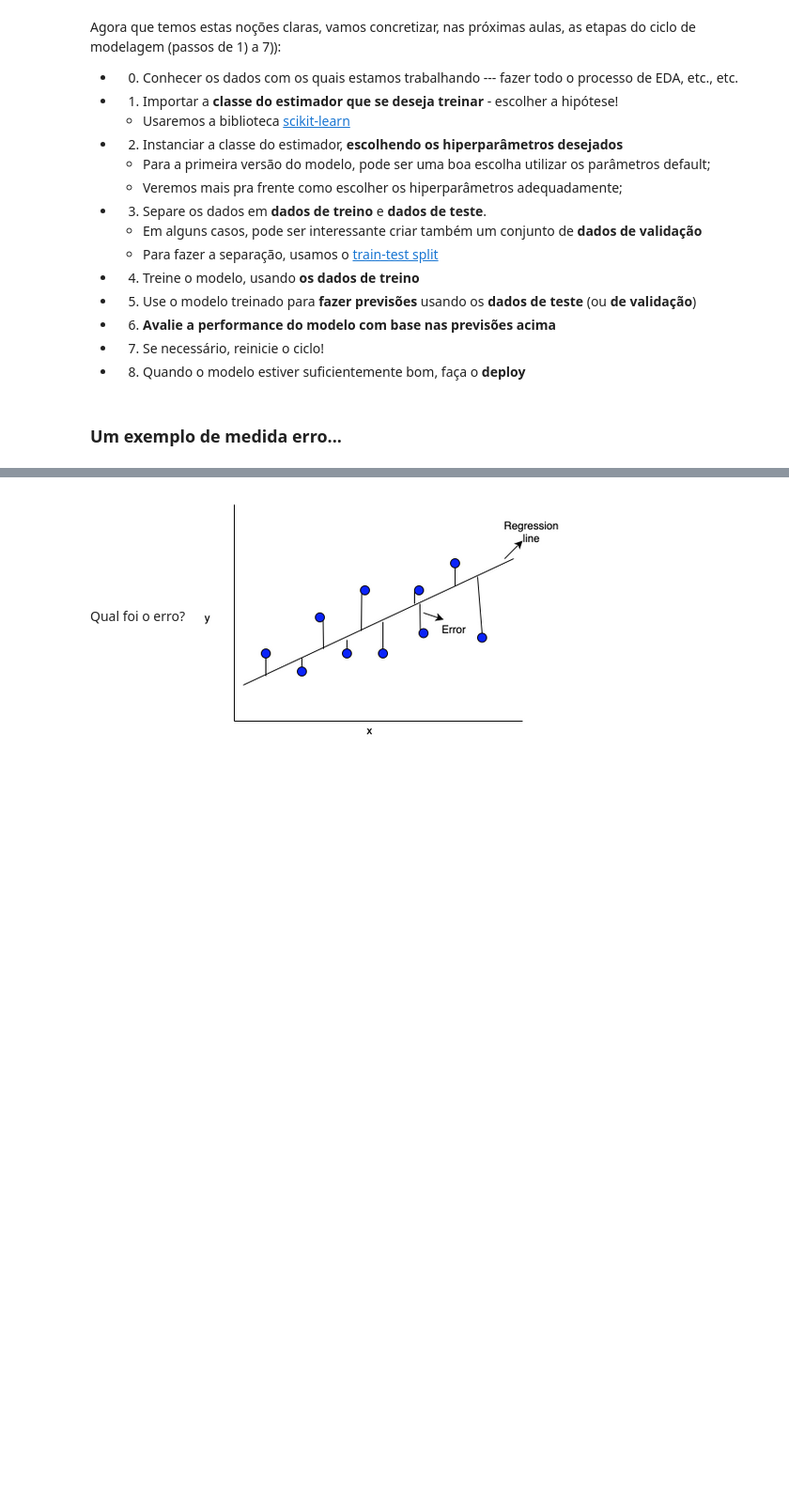
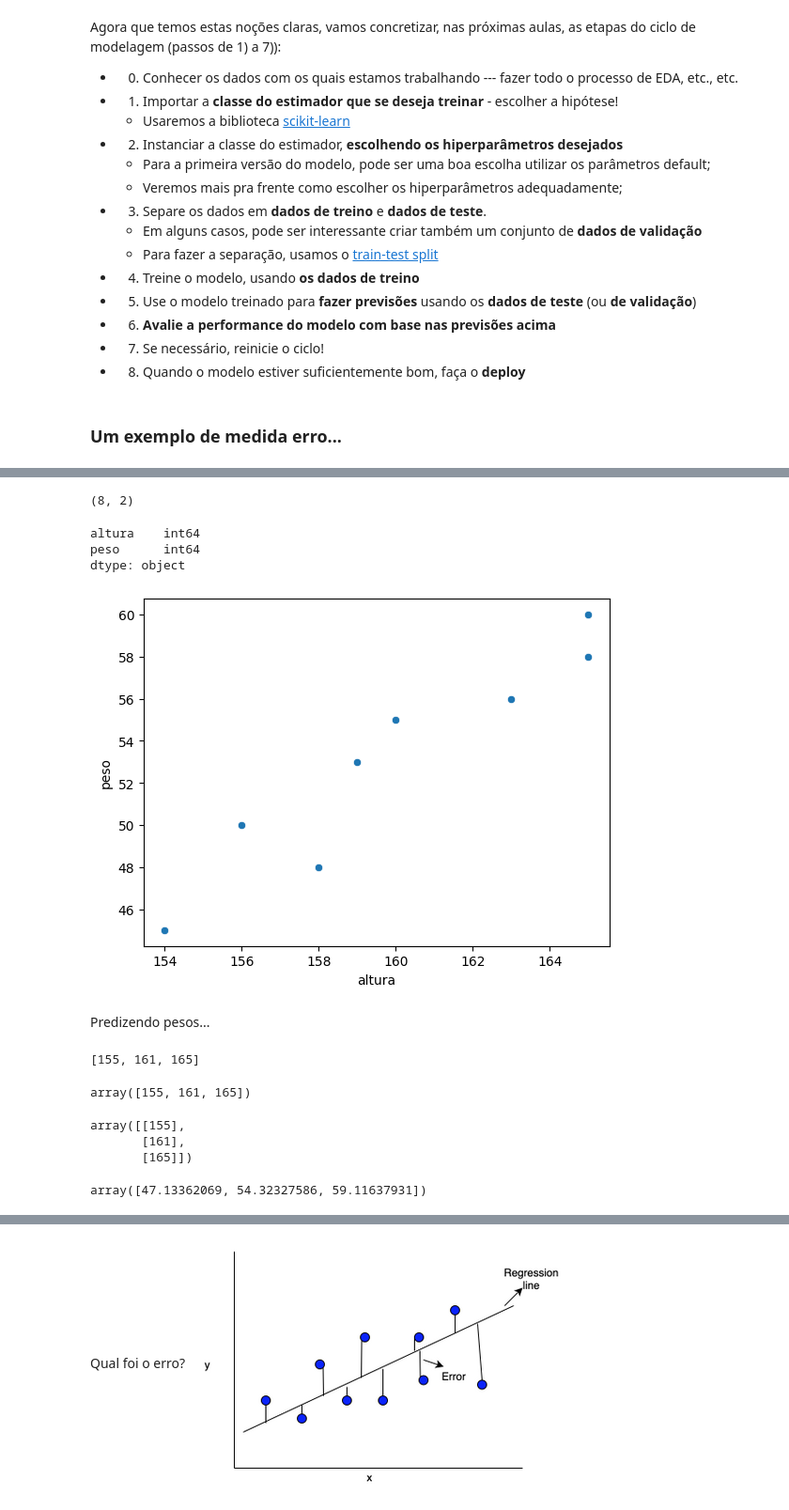
Before and after one commit to gaiogreg/aulas-LC-Safra, a Jupyter notebook: Modulo 7/Aula02.ipynb, the cells around one changed output, grey strips where cells are left out. Shown: that part at 94% size. Cells and saved outputs as stored; diff of their text form; code cells hidden in the pictures; blank space fills up the shorter version.

```diff
--- a/Modulo 7/Aula02.ipynb
+++ b/Modulo 7/Aula02.ipynb
@@ -67,0 +74,3 @@ Agora que temos estas noções claras, vamos concretizar, nas próximas aulas, a
+# %%
+df = pd.read_csv('dados_modelos/altura_peso.csv')
+df.head()
@@ -67,0 +84,10 @@ Agora que temos estas noções claras, vamos concretizar, nas próximas aulas, a
+# %%
+df.shape
+# %% [output]
+(8, 2)
+# %%
+df.dtypes
+# %% [output]
+altura    int64
+peso      int64
+dtype: object
@@ -67,0 +96,22 @@ Agora que temos estas noções claras, vamos concretizar, nas próximas aulas, a
+# %%
+_ = sns.scatterplot(x='altura', y='peso', data=df)
+# %% [output]
+[figure, added]
+# %% [markdown]
+Predizendo pesos...
+# %%
+alturas = [155, 161, 165]
+alturas
+# %% [output]
+[155, 161, 165]
+# %%
+np.array(alturas)
+# %% [output]
+array([155, 161, 165])
+# %%
+alturas_array = np.array(alturas).reshape(-1, 1)
+alturas_array
+# %% [output]
+array([[155],
+       [161],
+       [165]])
@@ -67,0 +123,5 @@ Agora que temos estas noções claras, vamos concretizar, nas próximas aulas, a
+# %%
+pesos_estimados = estimador.predict(alturas_array)
+pesos_estimados
+# %% [output]
+array([47.13362069, 54.32327586, 59.11637931])
```
Also changed, not shown: parts of 37 cells of this notebook, 4 other files.
